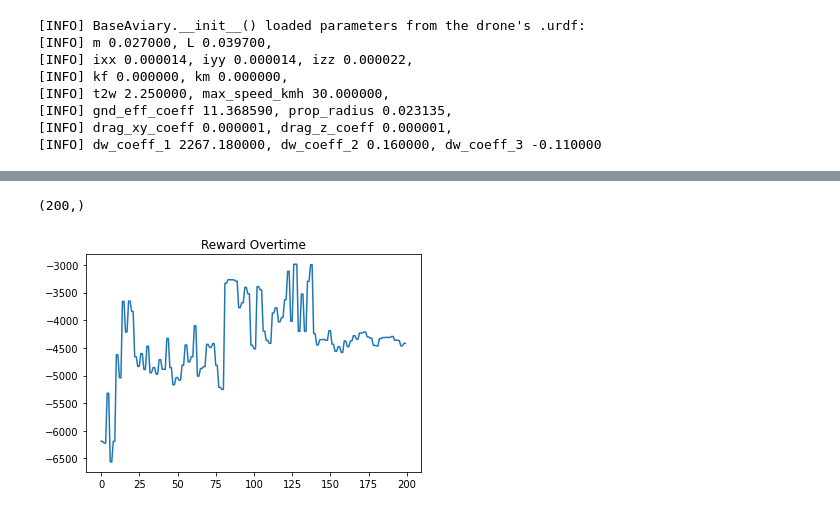
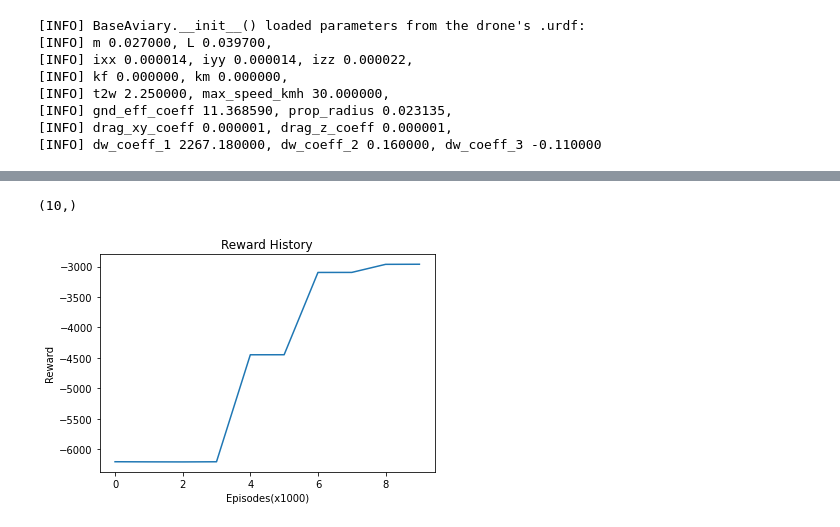
Before and after one commit to amw-18/RL-for-drone-control, a Jupyter notebook: Implementations/AttitudeThroughPosition/testav1_sb3ppo.ipynb, the cells around one changed output, grey strips where cells are left out. Drawn from its saved outputs; the diff is of its cells as text; code cells hidden in the pictures.

Commit message:
[Av1]Corrected reward calculation and added folder to store trained models and training histories

```diff
--- a/Implementations/AttitudeThroughPosition/testav1_sb3ppo.ipynb
+++ b/Implementations/AttitudeThroughPosition/testav1_sb3ppo.ipynb
@@ -22,7 +22,8 @@ env = TestAv1RL(drone_model=drone_model, ep_len=ep_len, freq=240)
 import os
 from stable_baselines3.common.monitor import Monitor
 
-log_dir = "C:/Users/awals/OneDrive/Documents/Academic/DDP/Implementations/AttitudeThroughPosition/attitude_sb3_logs"
+exp_name = "Av1PPO1"
+log_dir = "C:/Users/awals/OneDrive/Documents/Academic/DDP/Implementations/AttitudeThroughPosition/attitude_sb3_logs" + "/" + exp_name
 os.makedirs(log_dir, exist_ok=True)
 env = Monitor(env, log_dir)
 # %%
@@ -71,17 +53,19 @@ model.save("attitude_sb3_logs/TestAv1_PPO1")
 # %%
-history = np.load("attitude_sb3_logs/evaluations.npz")
+history = np.load(log_dir + "/evaluations.npz")
 rewards = np.average(history["results"], axis=1)
 print(rewards.shape)
 # %% [output]
-(200,)
+(10,)
 # %%
 import matplotlib.pyplot as plt
 
 plt.plot(rewards)
-plt.title("Reward Overtime")
+plt.title("Reward History")
+plt.xlabel("Episodes(x1000)")
+plt.ylabel("Reward")
 plt.show()
 # %% [output]
-[figure, old version]
+[figure, new version]
 # %%
 ep_len = 2 # sec
 
```
Also changed, not shown: parts of 6 cells of this notebook, 4 other files.
